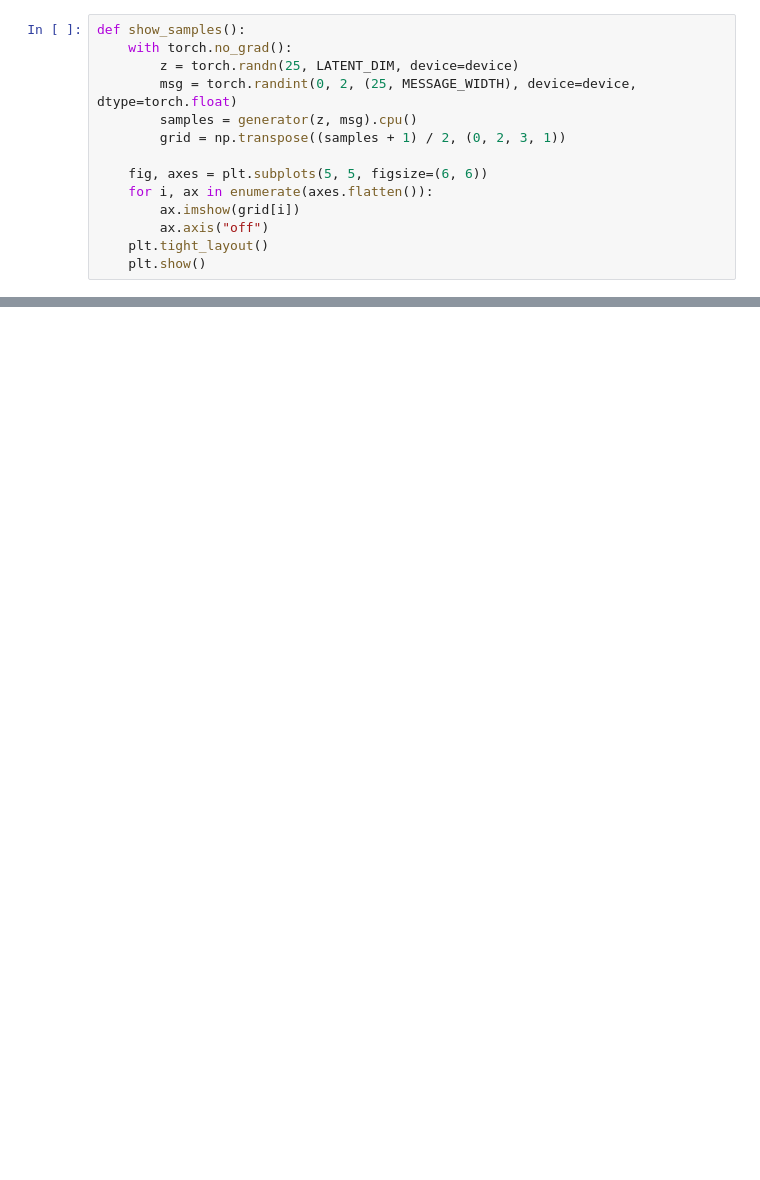
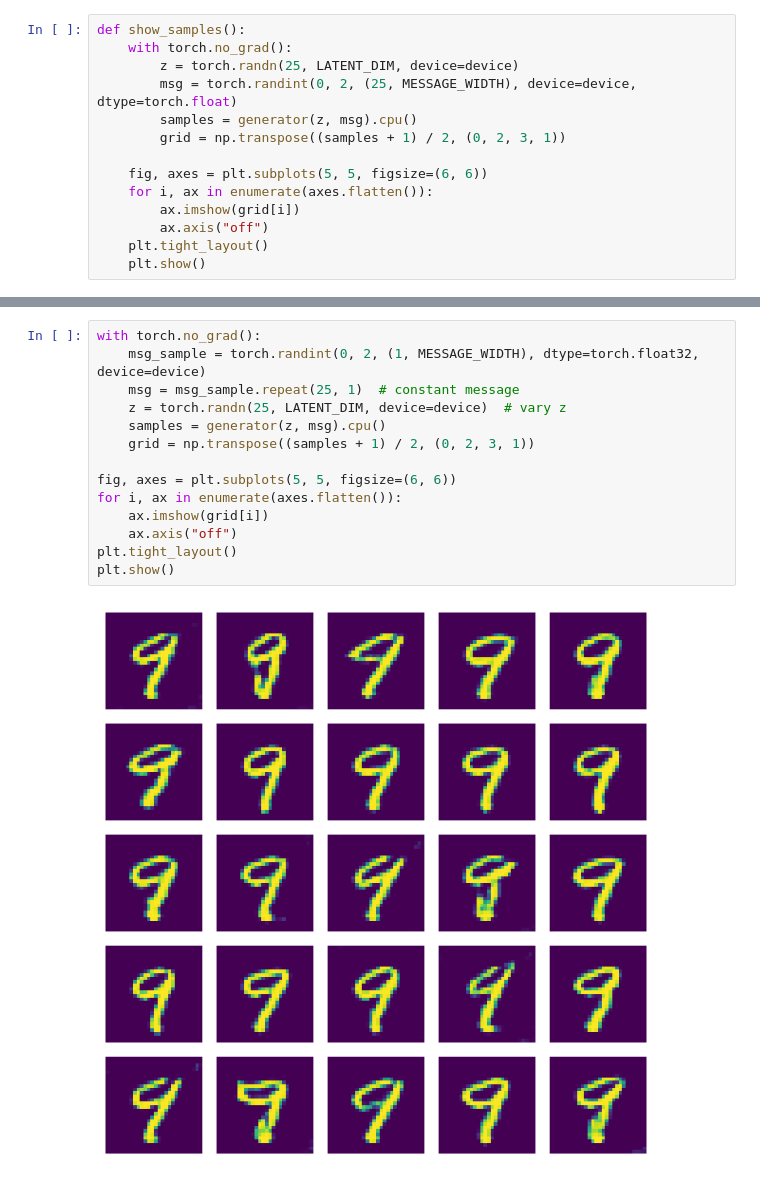
Before and after one commit to jameel-maayah/invisiGAN, a Jupyter notebook: train.ipynb, the cells around one changed output, grey strips where cells are left out. Drawn from its saved outputs; the diff is of its cells as text; blank space fills up the shorter version.

```diff
--- a/train.ipynb
+++ b/train.ipynb
@@ -380,0 +474,16 @@ Decoded ASCII message (JPEG):
+# %%
+with torch.no_grad():
+    msg_sample = torch.randint(0, 2, (1, MESSAGE_WIDTH), dtype=torch.float32, device=device)
+    msg = msg_sample.repeat(25, 1)  # constant message
+    z = torch.randn(25, LATENT_DIM, device=device)  # vary z
+    samples = generator(z, msg).cpu()
+    grid = np.transpose((samples + 1) / 2, (0, 2, 3, 1))
+
+fig, axes = plt.subplots(5, 5, figsize=(6, 6))
+for i, ax in enumerate(axes.flatten()):
+    ax.imshow(grid[i])
+    ax.axis("off")
+plt.tight_layout()
+plt.show()
+# %% [output]
+[figure, added]
```
Also changed, not shown: parts of 32 cells of this notebook.
